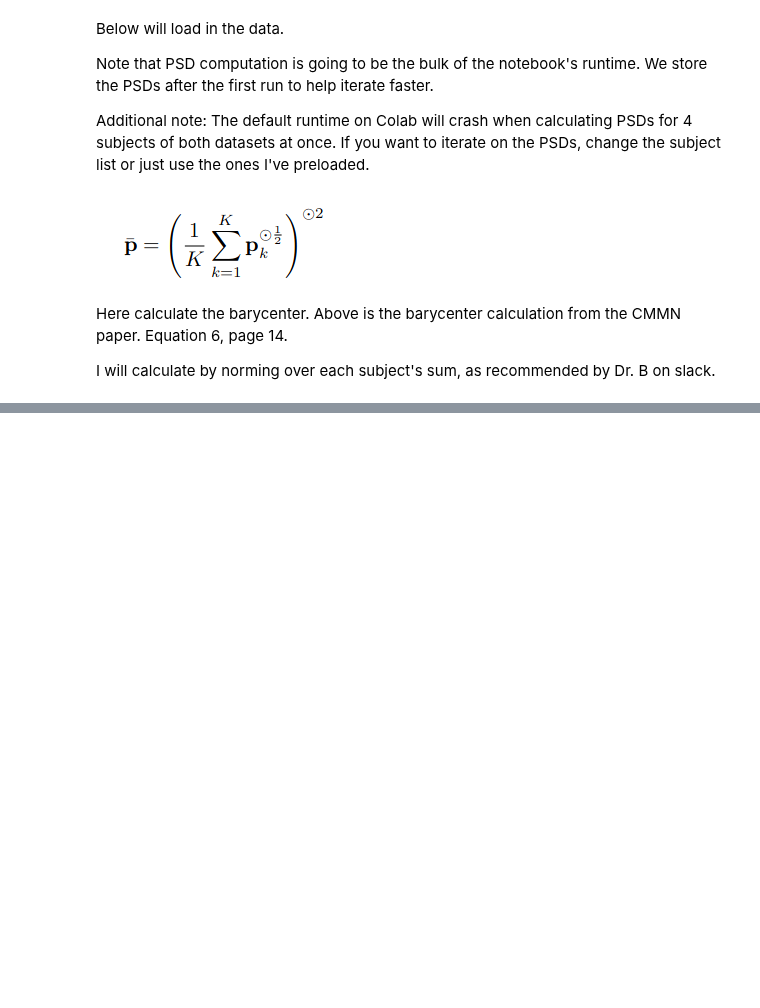
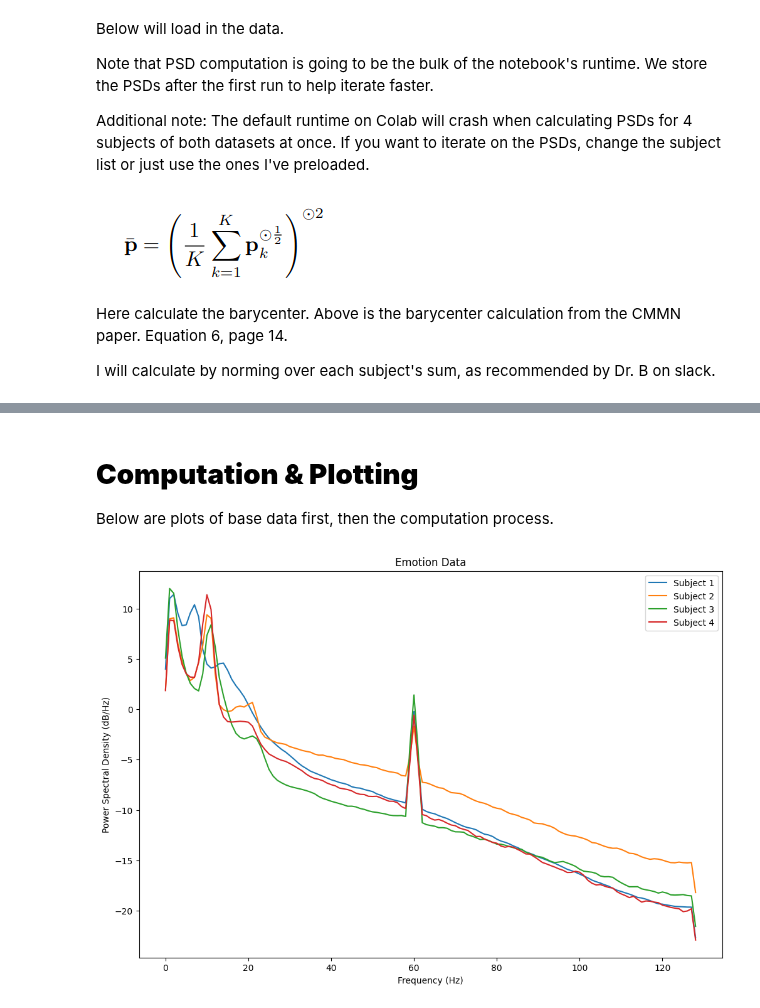
Before and after one commit to cniel-ud/ICWaves, a Jupyter notebook: notebooks/CMMN_gdrive.ipynb, the cells around one changed output, grey strips where cells are left out. Cells and saved outputs as stored; diff of their text form; code cells hidden in the pictures; blank space fills up the shorter version.

```diff
--- a/notebooks/CMMN_gdrive.ipynb
+++ b/notebooks/CMMN_gdrive.ipynb
@@ -97,7 +97,7 @@ Note that PSD computation is going to be the bulk of the notebook's runtime. We
 
 Additional note: The default runtime on Colab will crash when calculating PSDs for 4 subjects of both datasets at once. If you want to iterate on the PSDs, change the subject list or just use the ones I've preloaded.
 # %%
-make_psds = True # change to True if running the notebook for the first time.
+make_psds = False # change to True if running the notebook for the first time.
 emotion_filepath = Path('drive/MyDrive/CMMN_data/emotion_256')
 frolich_filepath = Path('drive/MyDrive/CMMN_data/frolich_256')
 
@@ -268,0 +403,8 @@ def plot_time_filter(time_filter, fs=256):
+# %% [markdown]
+# **Computation & Plotting**
+
+Below are plots of base data first, then the computation process.
+# %%
+plot_psd(emotion_data, psds=emotion_data_psds_raw, title='Emotion Data')
+# %% [output]
+[figure, added]
```
Also changed, not shown: parts of 13 cells of this notebook.
